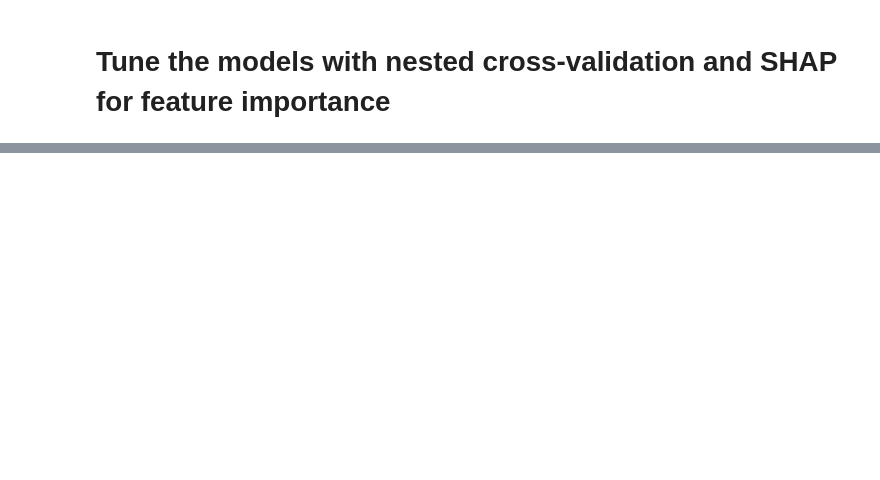
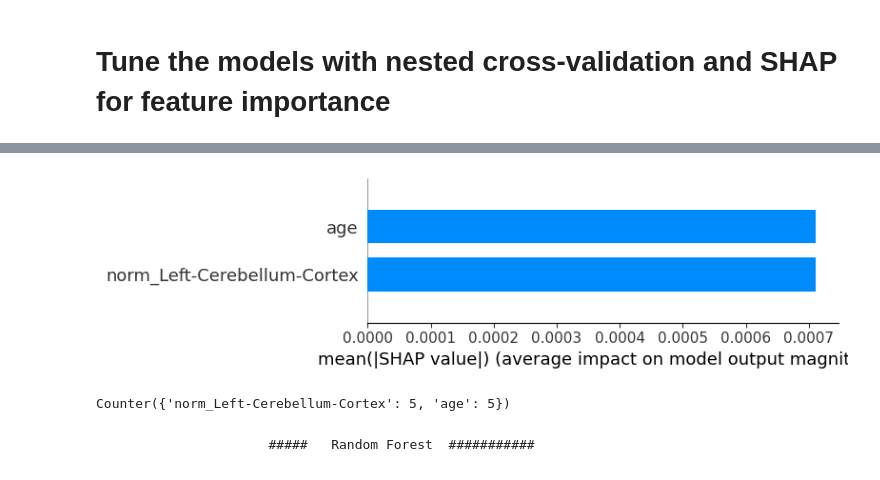
Before and after one commit to barsa98/Parkinsons_Cognitive_Spectrum, a Jupyter notebook: 5. Parkinson's(PD-NCvsPD-MCI).ipynb, the cells around one changed output, grey strips where cells are left out. Saved outputs shown, nothing was run; the diff lists cells and outputs as text; code cells hidden in the pictures; blank space fills up the shorter version.

```diff
--- a/5. Parkinson's(PD-NCvsPD-MCI).ipynb
+++ b/5. Parkinson's(PD-NCvsPD-MCI).ipynb
@@ -1090,0 +744,10 @@ shap.summary_plot(
+# %%
+pipe_svm = Pipeline([
+    ("scaler", StandardScaler()),
+    ("clf", SVC(
+        kernel="rbf",
+        probability=True,
+        class_weight="balanced",
+        random_state=42
+    ))
+])
@@ -1090,0 +841,36 @@ shap.summary_plot(
+# %%
+fold_id = 0
+
+mean_abs_shap = np.mean(
+    np.abs(shap_values_per_fold_SVM[fold_id]),
+    axis=0
+)
+
+shap.summary_plot(
+    mean_abs_shap.reshape(1, -1),
+    features=None,
+    feature_names=feature_names_per_fold_SVM[fold_id],
+    plot_type="bar",
+    max_display=20,
+    show=True
+)
+# %% [output]
+[figure, added]
+# %%
+top_features_svm = []
+
+for fold_shap, fold_features in zip(
+        shap_values_per_fold_SVM,
+        feature_names_per_fold_SVM):
+
+    mean_abs = np.mean(np.abs(fold_shap), axis=0)
+
+    top_idx = np.argsort(mean_abs)[-10:]
+
+    top_features_svm.extend(fold_features[top_idx])
+
+Counter(top_features_svm)
+# %% [output]
+Counter({'norm_Left-Cerebellum-Cortex': 5, 'age': 5})
+# %% [markdown]
+                        #####   Random Forest  ###########
```
Also changed, not shown: parts of 48 cells of this notebook.
